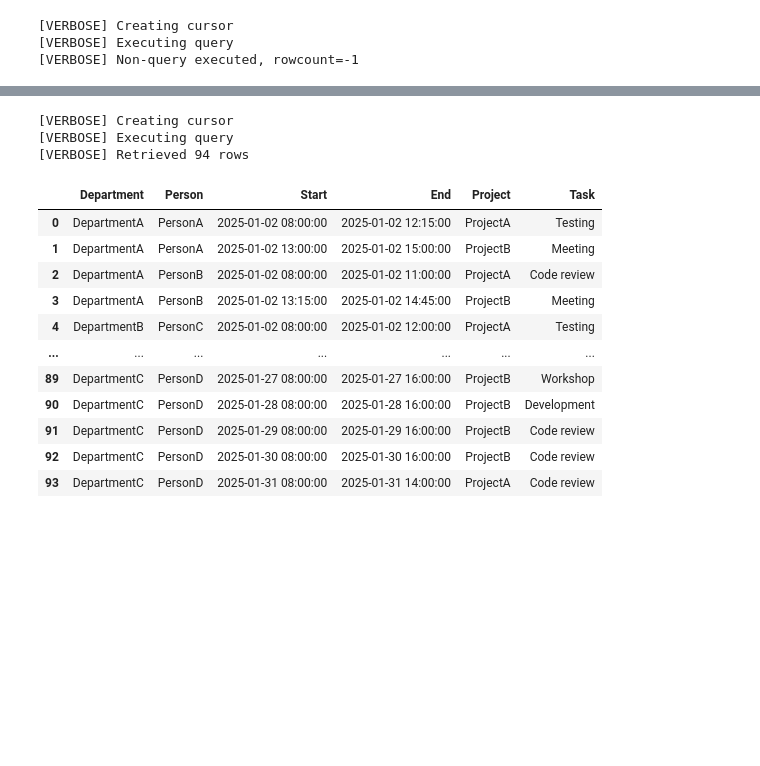
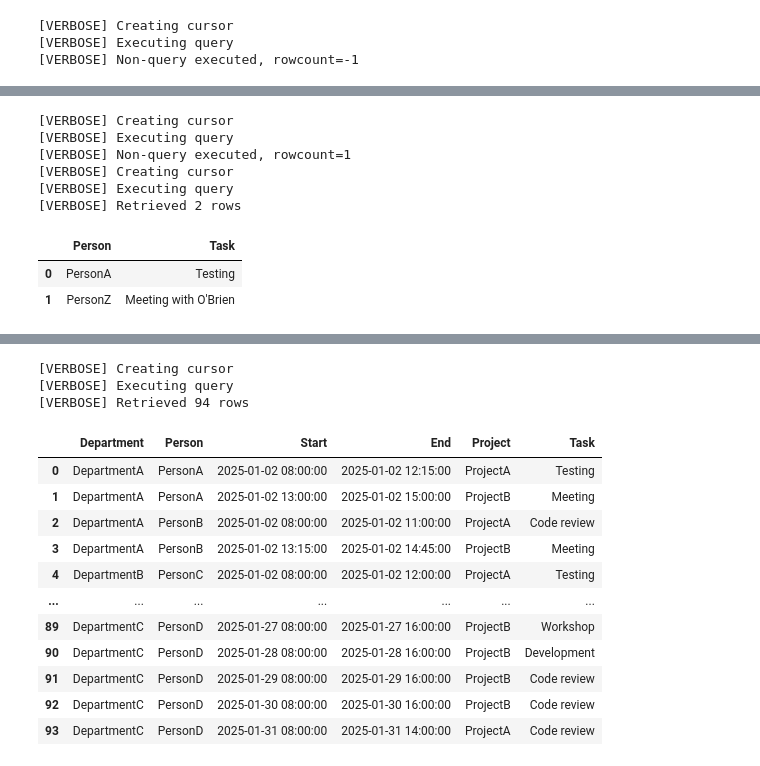
Before and after one commit to andreasjordan/Python-moves-Data-around, a Jupyter notebook: demo/01_timesheets.ipynb, the cells around one changed output, grey strips where cells are left out. Drawn from its saved outputs; the diff is of its cells as text; code cells hidden in the pictures; blank space fills up the shorter version.

```diff
--- a/demo/01_timesheets.ipynb
+++ b/demo/01_timesheets.ipynb
@@ -211,0 +327,27 @@ TODO: Insert step by step code here.
+# %%
+# The value that broke the statement above is now just a value
+
+invoke_sql_query(
+    connection=connection,
+    query=insert_query,
+    parameter_values={
+        "Department": "DepartmentA",
+        "Person": "PersonZ",
+        "Start": pd.Timestamp("2025-02-01 08:00:00"),
+        "End": pd.Timestamp("2025-02-01 09:00:00"),
+        "Project": "ProjectA",
+        "Task": "Meeting with O'Brien"
+    }
+)
+
+invoke_sql_query(connection=connection, query='SELECT Person, Task FROM dbo.Timesheet')
+# %% [output]
+[VERBOSE] Creating cursor
+[VERBOSE] Executing query
+[VERBOSE] Non-query executed, rowcount=1
+[VERBOSE] Creating cursor
+[VERBOSE] Executing query
+[VERBOSE] Retrieved 2 rows
+|  | Person | Task |
+| 0 | PersonA | Testing |
+| 1 | PersonZ | Meeting with O'Brien |
```
Also changed, not shown: parts of 14 cells of this notebook.
